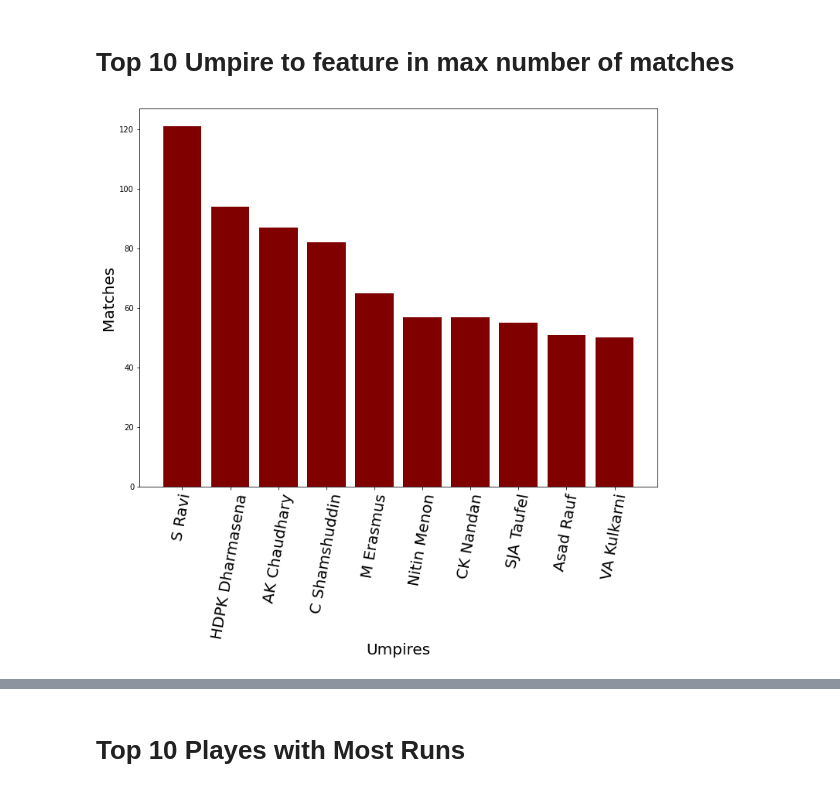
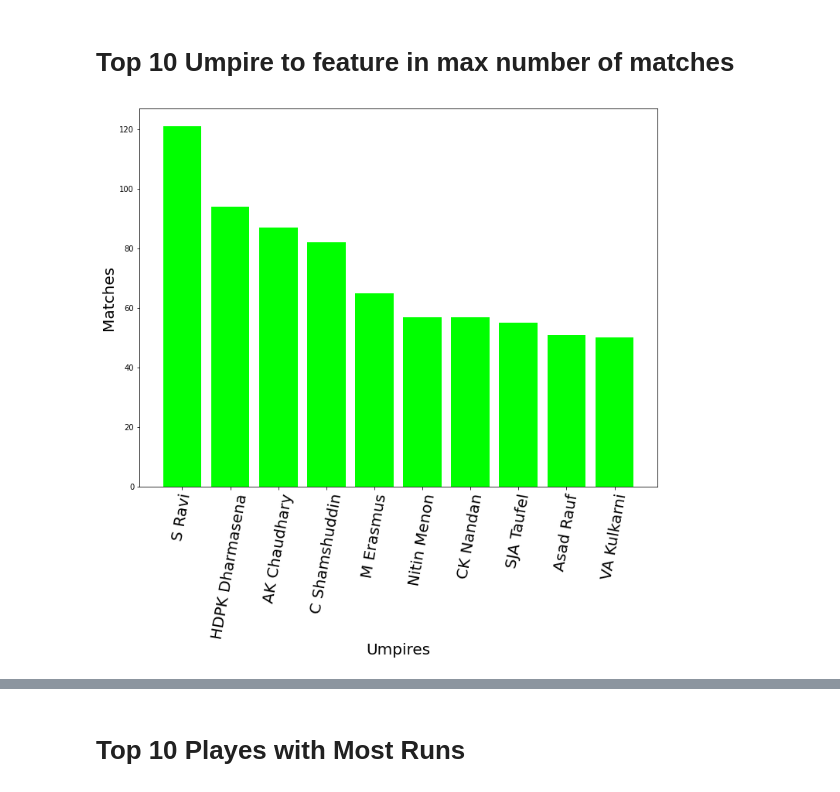
Before and after one commit to subhamyadav580/Data-Analysis-with-IPL-Dataset, a Jupyter notebook: IPL.ipynb, the cells around one changed output, grey strips where cells are left out. Saved outputs shown, nothing was run; the diff lists cells and outputs as text; code cells hidden in the pictures.

```diff
--- a/IPL.ipynb
+++ b/IPL.ipynb
@@ -542,12 +542,12 @@ for value in sort_umpires:
 # %%
 fig = plt.figure(figsize=(12, 9))
 
 ax = fig.add_subplot()
-plt.bar(range(10), matches[:10], color='maroon')
+plt.bar(range(10), matches[:10], color='lime')
 plt.xlabel('Umpires', fontsize=20)
 plt.ylabel('Matches', fontsize=20)
 ax.set_xticks(range(10))
 ax.set_xticklabels(names[:10], rotation=80, fontsize=20)
 plt.show()
 # %% [output]
-[figure, old version]
+[figure, new version]
```
Also changed, not shown: parts of 6 cells of this notebook.
